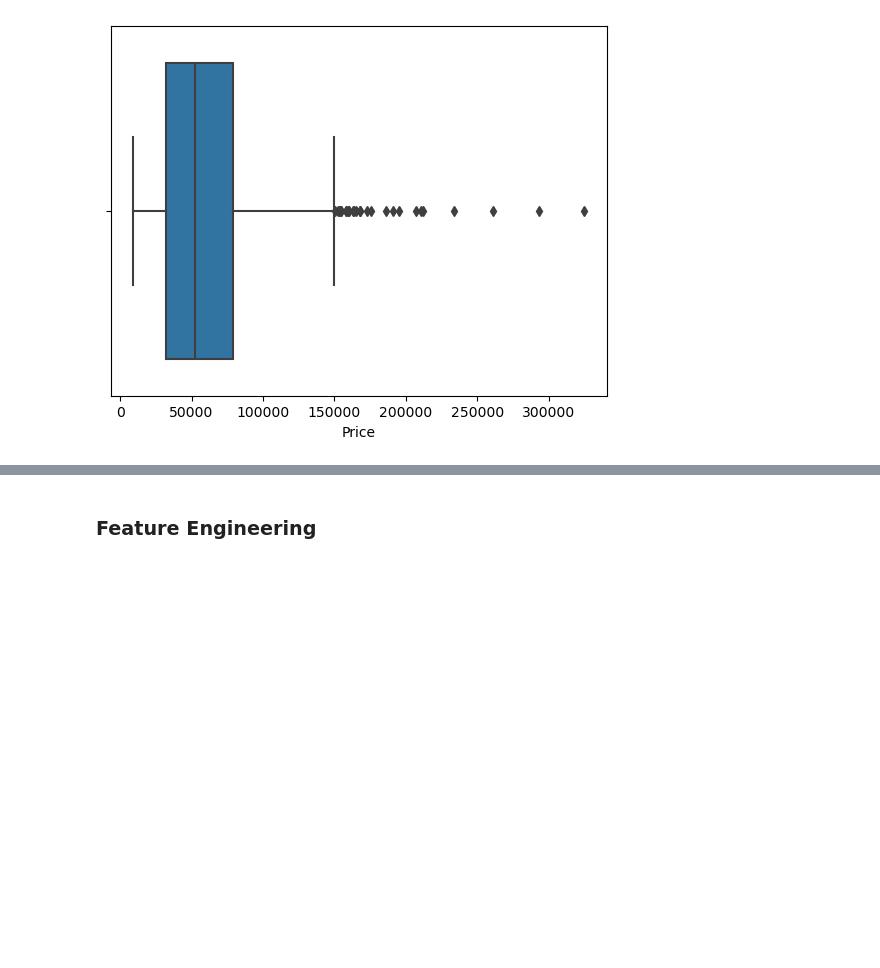
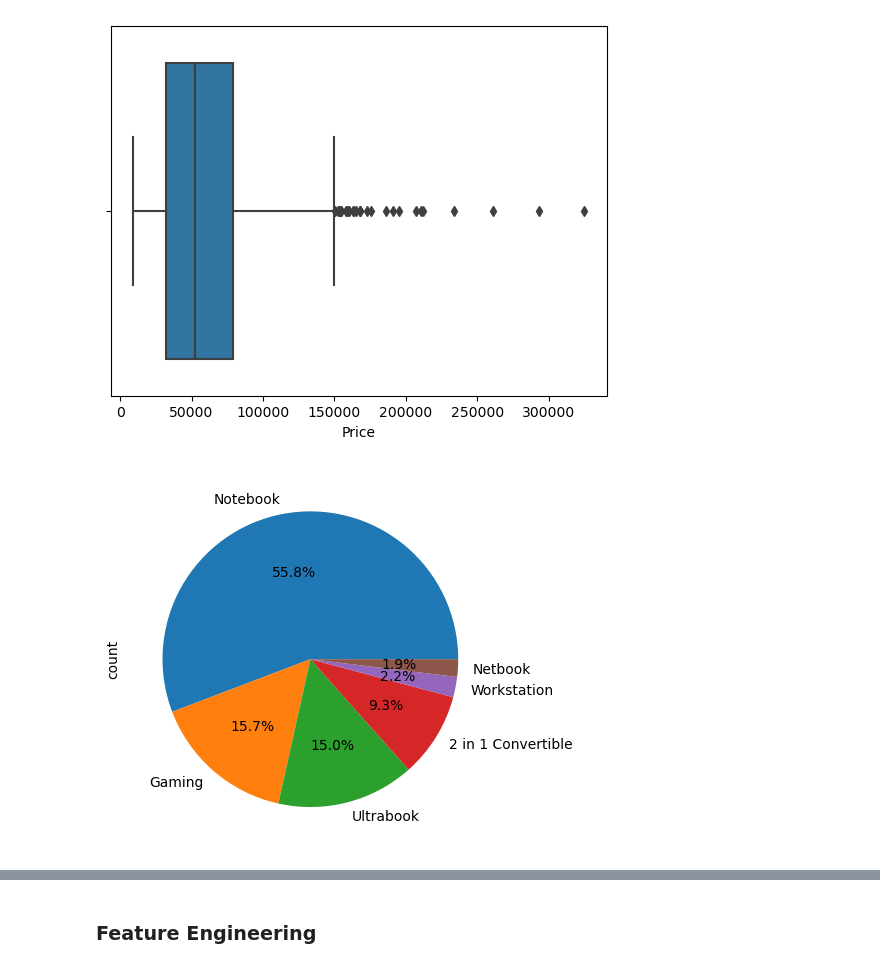
Before and after one commit to ramazannbilen/AI-machine-learning, a Jupyter notebook: Assignments/Laptop Price Prediction/Laptop_price_prediction.ipynb, the cells around one changed output, grey strips where cells are left out. Saved outputs shown, nothing was run; the diff lists cells and outputs as text; code cells hidden in the pictures; blank space fills up the shorter version.

```diff
--- a/Assignments/Laptop Price Prediction/Laptop_price_prediction.ipynb
+++ b/Assignments/Laptop Price Prediction/Laptop_price_prediction.ipynb
@@ -115,3 +118,7 @@ sns.histplot(x = df["Price"], bins = 20);
 sns.boxplot(x = df["Price"]);
 # %% [output]
 [figure]
+# %%
+df['TypeName'].value_counts().plot.pie(autopct = '%1.1f%%');
+# %% [output]
+[figure, added]
```
Also changed, not shown: parts of 17 cells of this notebook.
